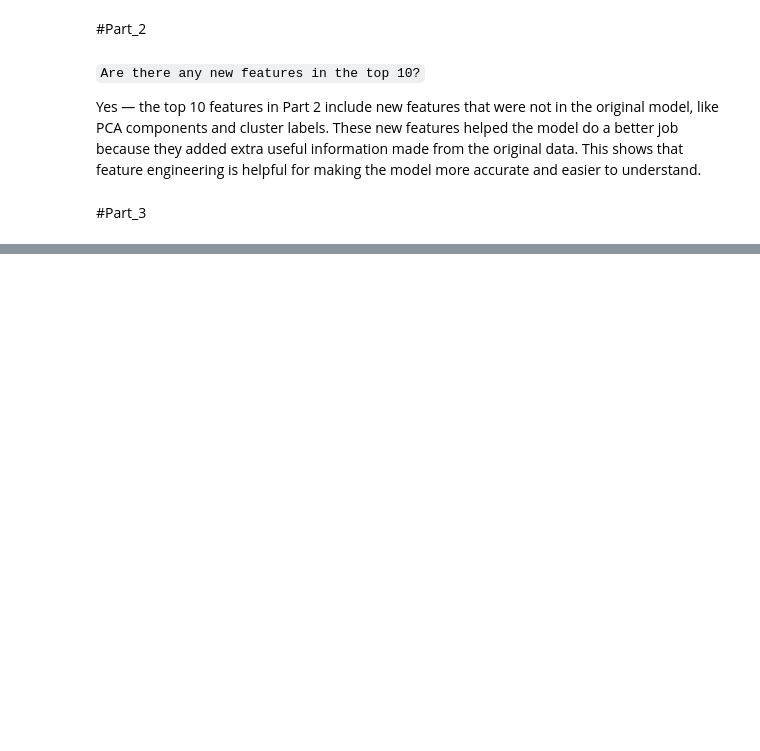
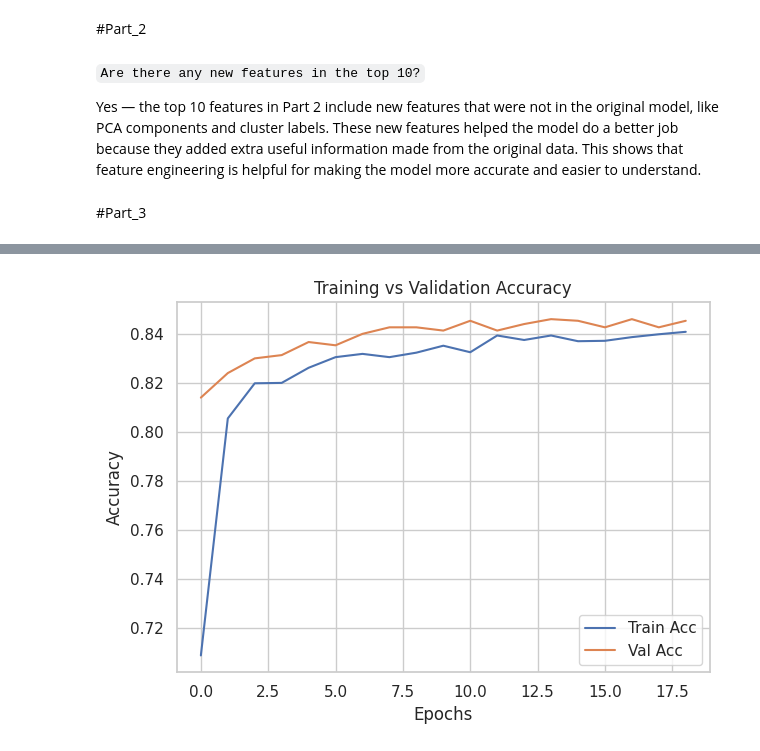
Before and after one commit to OwaisAbuSalah/Car-Insurance-Data, a Jupyter notebook: Vehicle_Insurance_Claims_Prediction.ipynb, the cells around one changed output, grey strips where cells are left out. Drawn from its saved outputs; the diff is of its cells as text; code cells hidden in the pictures; blank space fills up the shorter version.

```diff
--- a/Vehicle_Insurance_Claims_Prediction.ipynb
+++ b/Vehicle_Insurance_Claims_Prediction.ipynb
@@ -202,0 +229,23 @@ This shows that feature engineering is helpful for making the model more accurat
+# %%
+model = Sequential([
+    Dense(32, activation='relu', input_shape=(X_train_scaled.shape[1],)),
+    Dropout(0.3),
+    Dense(1, activation='sigmoid')
+])
+model.compile(optimizer='adam', loss='binary_crossentropy', metrics=['accuracy'])
+# %%
+early_stop = EarlyStopping(monitor='val_accuracy', patience=5, restore_best_weights=True)
+# %%
+history = model.fit(X_train_scaled, y_train, validation_split=0.2, epochs=50, callbacks=[early_stop], verbose=0)
+# %%
+plt.plot(history.history['accuracy'], label='Train Acc')
+plt.plot(history.history['val_accuracy'], label='Val Acc')
+plt.title('Training vs Validation Accuracy')
+plt.xlabel('Epochs')
+plt.ylabel('Accuracy')
+plt.legend()
+plt.grid(True)
+plt.tight_layout()
+plt.show()
+# %% [output]
+[figure, added]
```
Also changed, not shown: parts of 7 cells of this notebook.
